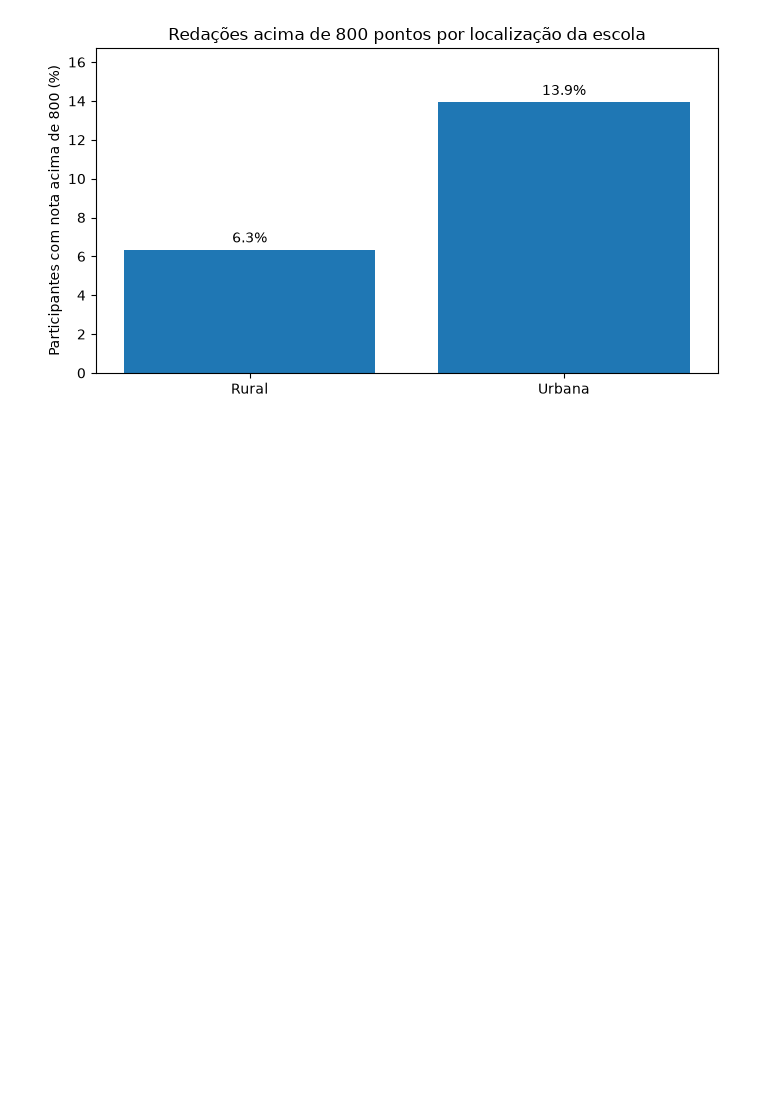
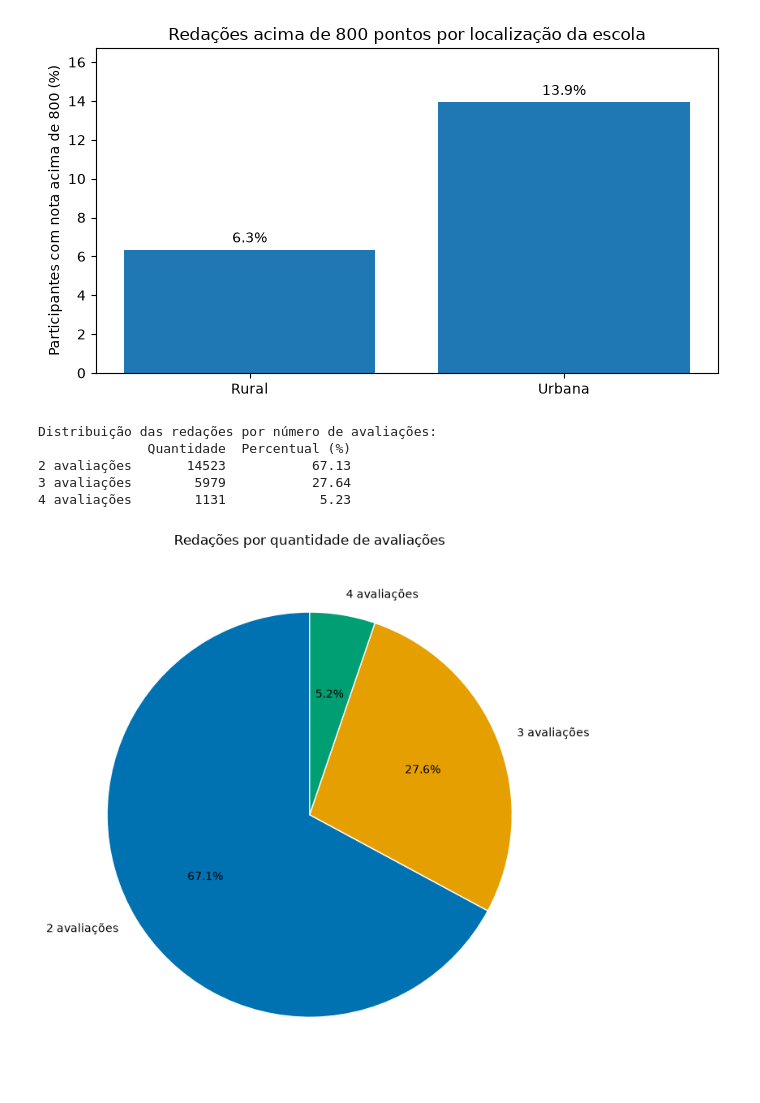
Before and after one commit to ricardocefet2018/analise_dados_enem_2025, a Jupyter notebook: main.ipynb, the cells around one changed output. Cells and saved outputs as stored; diff of their text form; code cells hidden in the pictures; blank space fills up the shorter version.

```diff
--- a/main.ipynb
+++ b/main.ipynb
@@ -311,3 +513,42 @@ Localização
 Rural               379              6.33
 Urbana             7958             13.92
 [figure]
+# %%
+# Quantidade de avaliações recebidas por redação
+colunas_avaliacoes = ["NU_NOTA_AV1", "NU_NOTA_AV2", "NU_NOTA_AV3", "NU_NOTA_AV4"]
+redacoes_avaliadas = df.loc[df["NU_NOTA_REDACAO"].notna(), colunas_avaliacoes].notna().sum(axis=1)
+redacoes_por_avaliacoes = redacoes_avaliadas[redacoes_avaliadas.isin([2, 3, 4])]
+quantidade_avaliacoes = redacoes_por_avaliacoes.value_counts().reindex([2, 3, 4], fill_value=0)
+rotulos_avaliacoes = ["2 avaliações", "3 avaliações", "4 avaliações"]
+
+if quantidade_avaliacoes.sum() > 0:
+    percentuais_avaliacoes = quantidade_avaliacoes / quantidade_avaliacoes.sum() * 100
+    print("Distribuição das redações por número de avaliações:")
+    print(pd.DataFrame({
+        "Quantidade": quantidade_avaliacoes.values,
+        "Percentual (%)": percentuais_avaliacoes.values
+    }, index=rotulos_avaliacoes).round(2))
+
+    fig, ax = plt.subplots(figsize=(7, 7))
+    ax.pie(
+        quantidade_avaliacoes.values,
+        labels=rotulos_avaliacoes,
+        autopct="%1.1f%%",
+        startangle=90,
+        colors=["#0072B2", "#E69F00", "#009E73"],
+        wedgeprops={"edgecolor": "white", "linewidth": 1}
+    )
+    ax.set_title("Redações por quantidade de avaliações")
+    ax.axis("equal")
+    plt.tight_layout()
+    plt.savefig("graficos/04_quantidade_avaliacoes_redacao.png", dpi=160, bbox_inches="tight")
+    plt.show()
+else:
+    print("Não há redações com duas, três ou quatro avaliações registradas na amostra.")
+# %% [output]
+Distribuição das redações por número de avaliações:
+              Quantidade  Percentual (%)
+2 avaliações       14523           67.13
+3 avaliações        5979           27.64
+4 avaliações        1131            5.23
+[figure, added]
```
Also changed, not shown: parts of 8 cells of this notebook, 10 other files.
